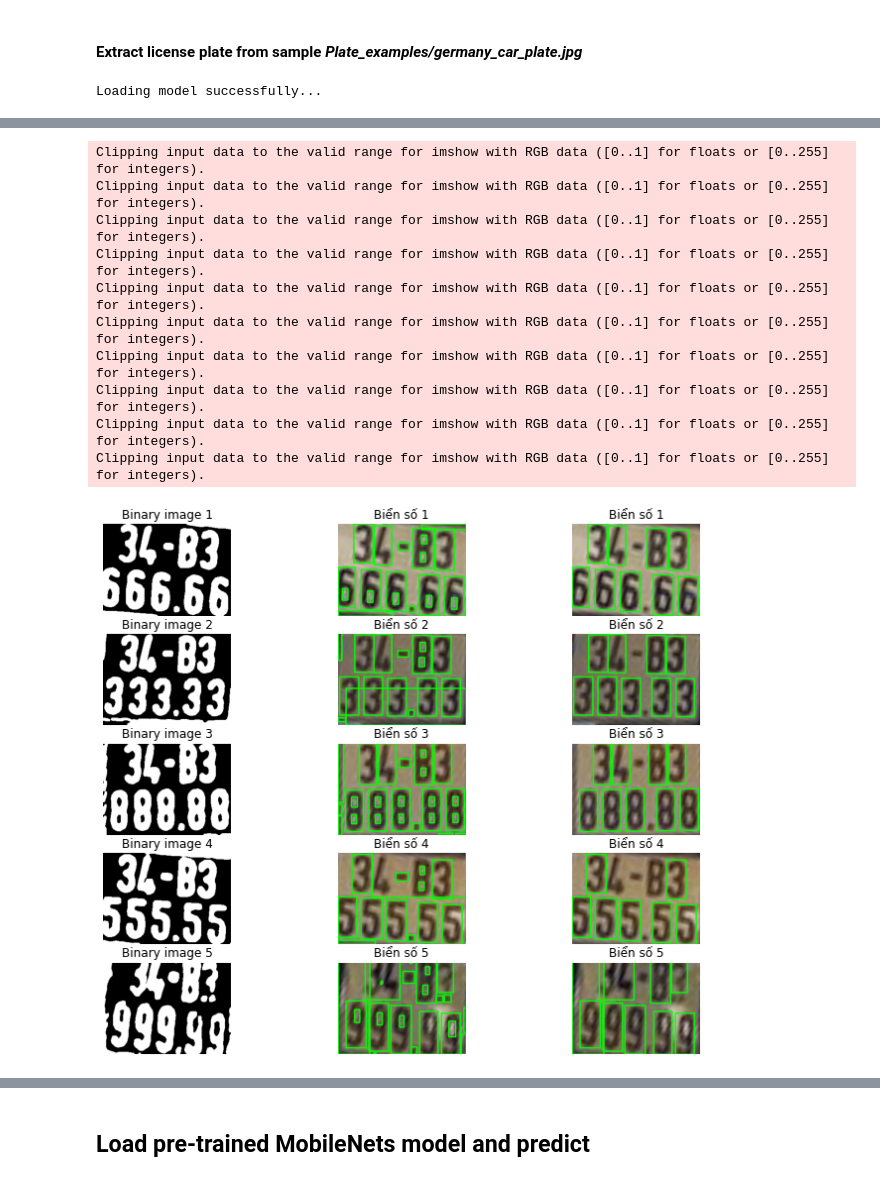
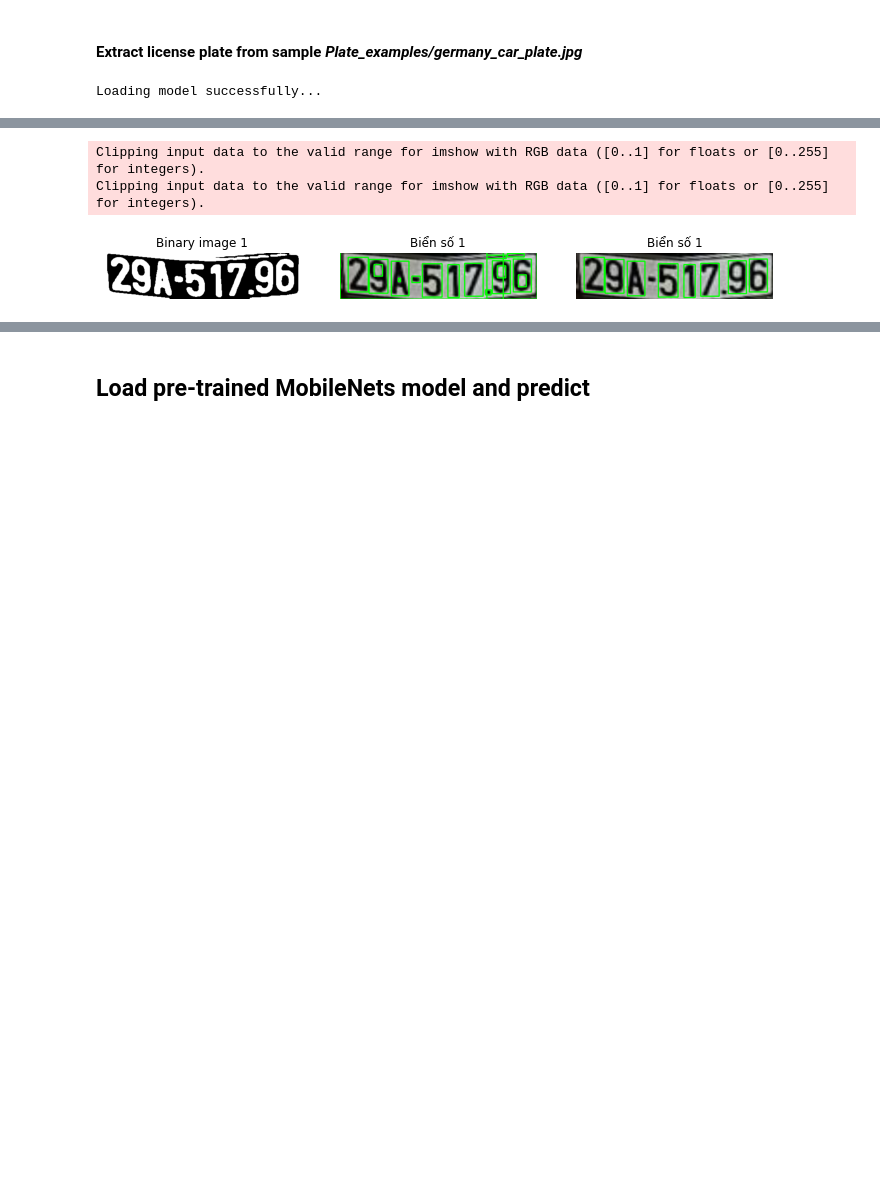
Before and after one commit to phan-le-phu/Plate_detect_and_recognize, a Jupyter notebook: [Part 2]Multiple_Plates_character_segmentation_with_OpenCV.ipynb, the cells around one changed output, grey strips where cells are left out. Cells and saved outputs as stored; diff of their text form; code cells hidden in the pictures; blank space fills up the shorter version.

```diff
--- a/[Part 2]Multiple_Plates_character_segmentation_with_OpenCV.ipynb
+++ b/[Part 2]Multiple_Plates_character_segmentation_with_OpenCV.ipynb
@@ -68,7 +68,7 @@ def get_plate(image_path, Dmax=608, Dmin=256):
     return vehicle, LpImg, cor
 
 #test_image_path = "test_2.jpg"
-test_image_path = "/content/xe-may-bien-ngu-quy-1602131030738310515689.jpg"
+test_image_path = "/content/2.jpg"
 vehicle, LpImg,cor = get_plate(test_image_path)
 # %%
 nrows = math.ceil(len(LpImg) / 3) + 1
@@ -149,46 +149,38 @@ for i in range(len(LpImg)):
 
       ratio = h/w
       if 0.6<=ratio<=10: # Only select contour with defined ratio
-          if h/LpImg[i].shape[0]>=0.3: # Select contour which has the height larger than 50% of the plate
+          if 0.3<=h/LpImg[i].shape[0]<=0.9: # Select contour which has the height larger than 50% of the plate
 
               # Draw bounding box arroung digit number
               cv2.rectangle(test_roi_2, (x, y), (x + w, y + h), (0, 255, 0), 2)
 
               # Sperate number and gibe prediction
               curr_num = binary_images[i][y:y+h,x:x+w]
               curr_num = cv2.resize(curr_num, dsize=(digit_w, digit_h))
               _, curr_num = cv2.threshold(curr_num, 220, 255, cv2.THRESH_BINARY + cv2.THRESH_OTSU)
 
               crop_characters.append(curr_num)
 
 
   plate_numbers.append(crop_characters)
 
 
   ax = fig.add_subplot(len(LpImg) * 2, 3, (i + 1) * 3 + 1)
   ax.set_title(f"Binary image {i + 1}")
   ax.axis("off")
   plt.imshow(binary_images[i], cmap='gray')
   ax = fig.add_subplot(len(LpImg) * 2, 3, (i + 1) * 3 + 2)
   ax.set_title(f"Biển số {i + 1}")
   ax.axis("off")
   plt.imshow(test_roi_1)
   ax = fig.add_subplot(len(LpImg) * 2, 3, (i + 1) * 3 + 3)
   ax.set_title(f"Biển số {i + 1}")
   ax.axis("off")
   plt.imshow(test_roi_2)
 # %% [output]
 Clipping input data to the valid range for imshow with RGB data ([0..1] for floats or [0..255] for integers).
 Clipping input data to the valid range for imshow with RGB data ([0..1] for floats or [0..255] for integers).
-Clipping input data to the valid range for imshow with RGB data ([0..1] for floats or [0..255] for integers).
-Clipping input data to the valid range for imshow with RGB data ([0..1] for floats or [0..255] for integers).
-Clipping input data to the valid range for imshow with RGB data ([0..1] for floats or [0..255] for integers).
-Clipping input data to the valid range for imshow with RGB data ([0..1] for floats or [0..255] for integers).
-Clipping input data to the valid range for imshow with RGB data ([0..1] for floats or [0..255] for integers).
-Clipping input data to the valid range for imshow with RGB data ([0..1] for floats or [0..255] for integers).
-Clipping input data to the valid range for imshow with RGB data ([0..1] for floats or [0..255] for integers).
-Clipping input data to the valid range for imshow with RGB data ([0..1] for floats or [0..255] for integers).
-[figure, old version]
+[figure, new version]
 # %%
 for i in range(len(plate_numbers)):
   crop_characters = plate_numbers[i]
```
Also changed, not shown: parts of 6 cells of this notebook.
